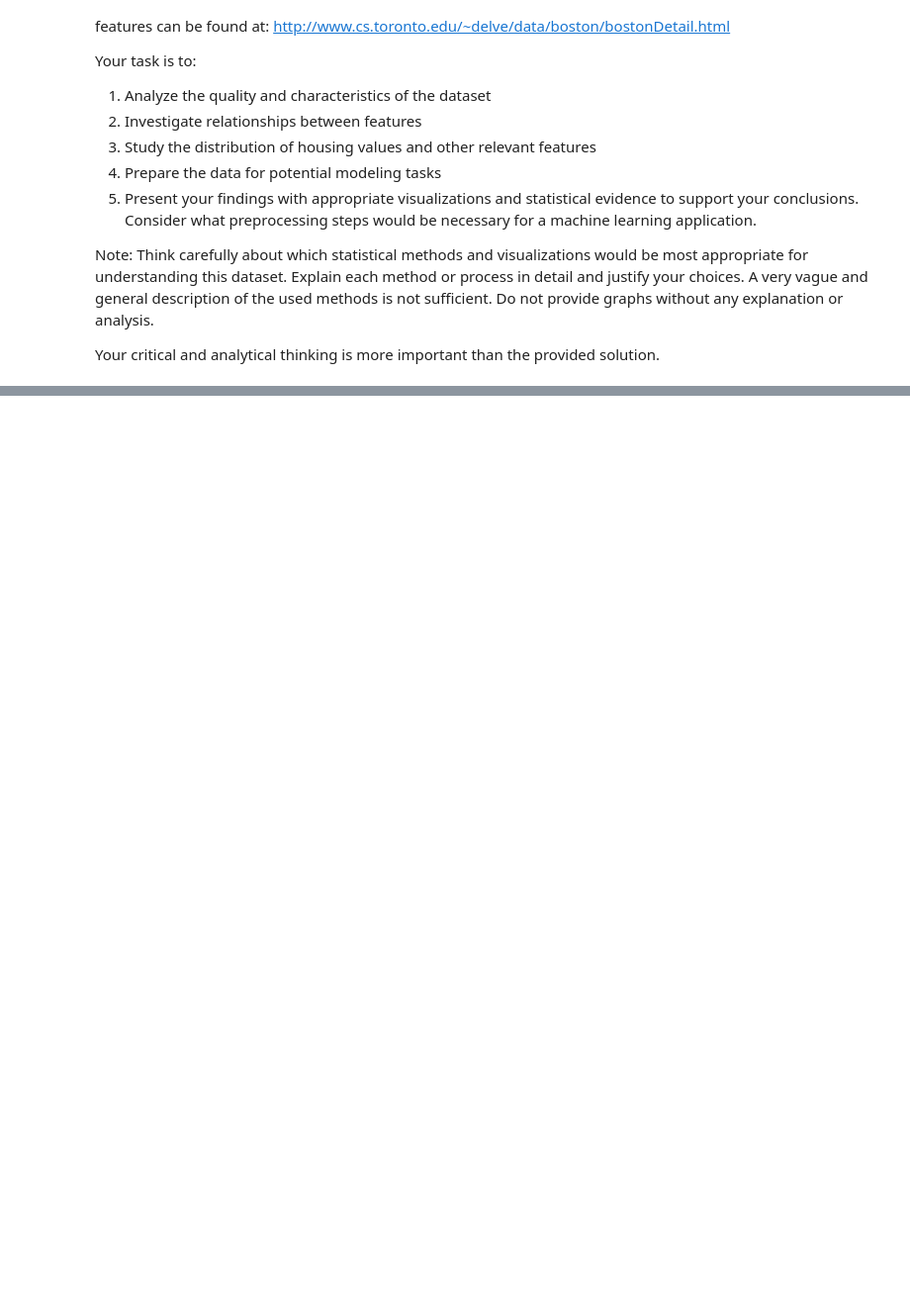
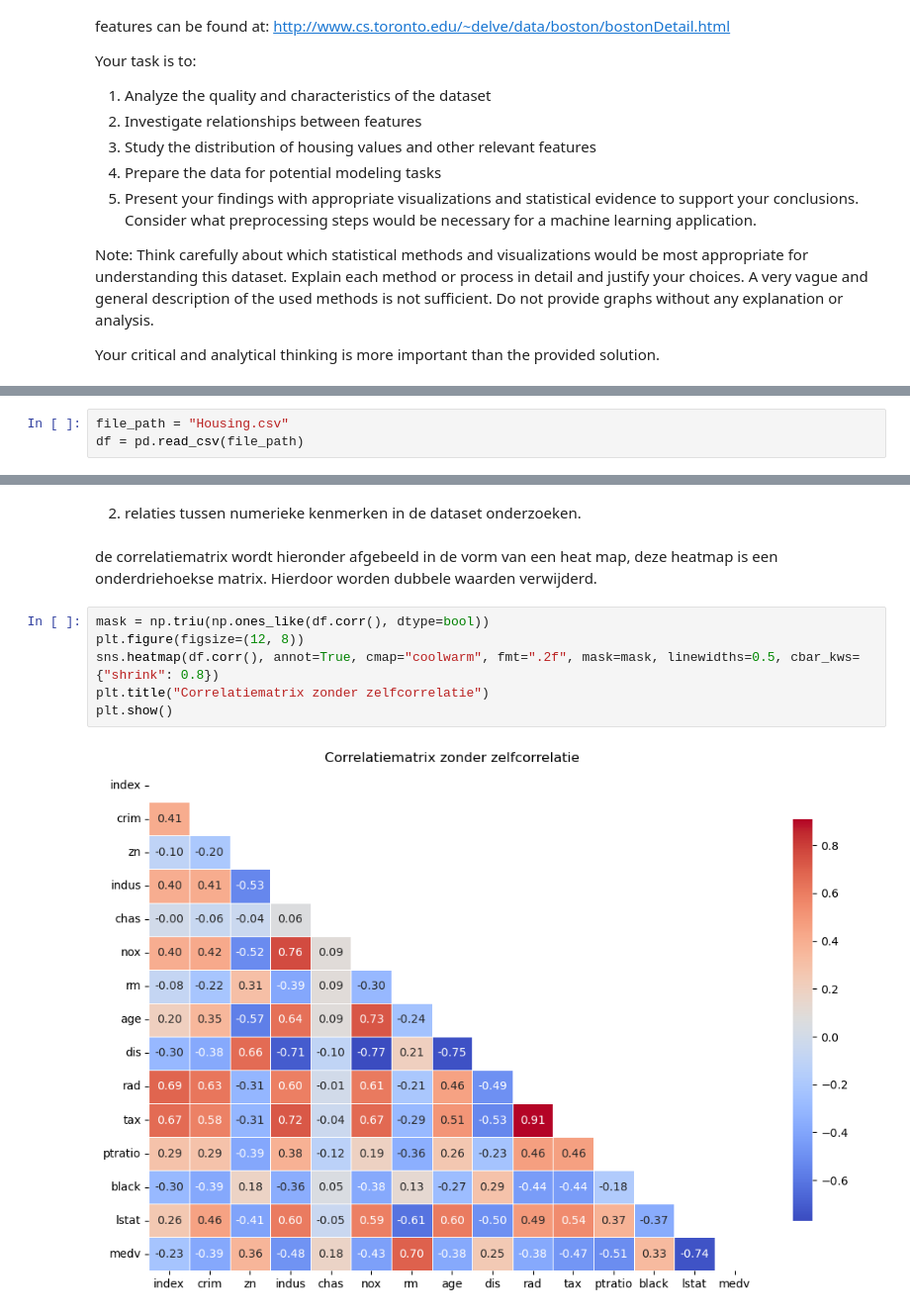
Before and after one commit to ThibautBeck1/machine_learning, a Jupyter notebook: lab1/lab1.ipynb, the cells around one changed output, grey strips where cells are left out. Shown at 99% size. Drawn from its saved outputs; the diff is of its cells as text; blank space fills up the shorter version.

```diff
--- a/lab1/lab1.ipynb
+++ b/lab1/lab1.ipynb
@@ -362,0 +426,3 @@ Your critical and analytical thinking is more important than the provided soluti
+# %%
+file_path = "Housing.csv"
+df = pd.read_csv(file_path)
@@ -362,0 +497,12 @@ Your critical and analytical thinking is more important than the provided soluti
+# %% [markdown]
+2. relaties tussen numerieke kenmerken in de dataset onderzoeken.
+# %% [markdown]
+de correlatiematrix wordt hieronder afgebeeld in de vorm van een heat map, deze heatmap is een onderdriehoekse matrix. Hierdoor worden dubbele waarden verwijderd.
+# %%
+mask = np.triu(np.ones_like(df.corr(), dtype=bool))
+plt.figure(figsize=(12, 8))
+sns.heatmap(df.corr(), annot=True, cmap="coolwarm", fmt=".2f", mask=mask, linewidths=0.5, cbar_kws={"shrink": 0.8})
+plt.title("Correlatiematrix zonder zelfcorrelatie")
+plt.show()
+# %% [output]
+[figure, added]
```
Also changed, not shown: parts of 73 cells of this notebook.
